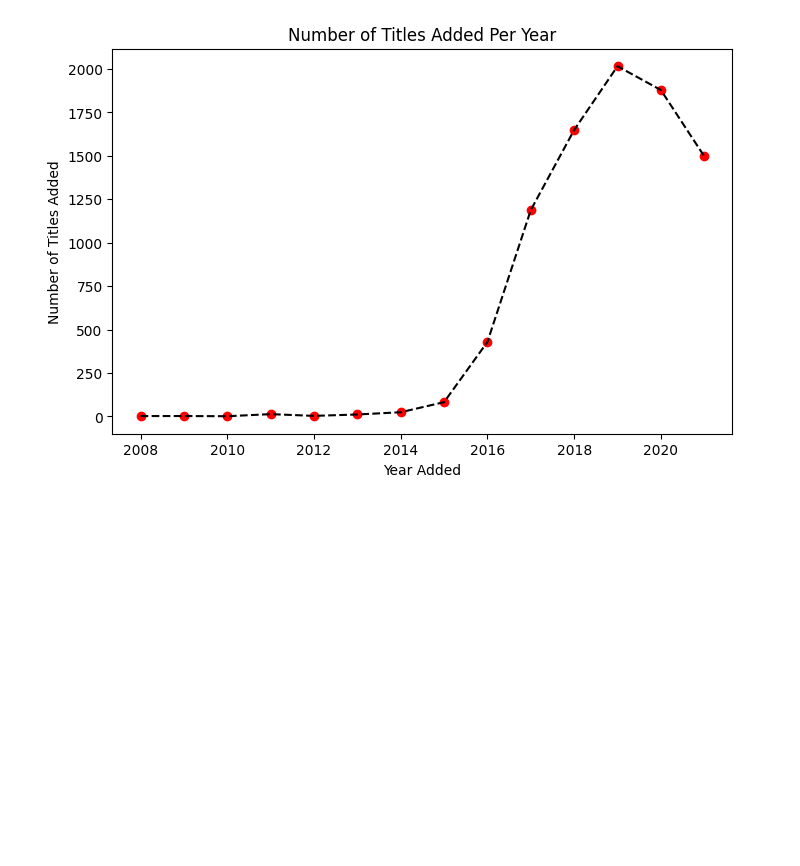
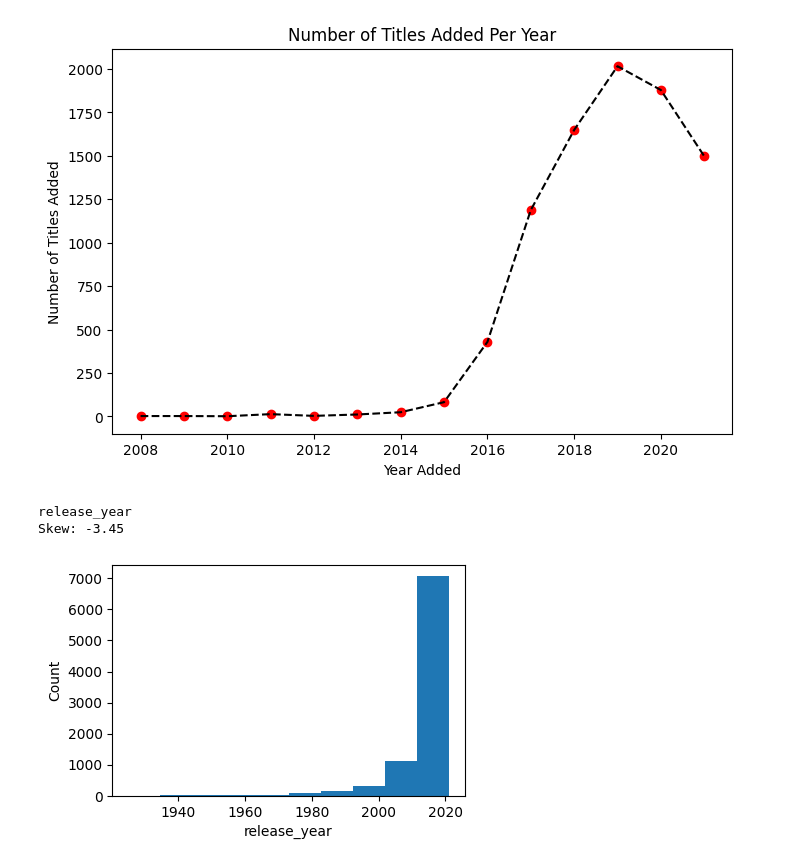
Before and after one commit to SWARUPMAGAR/ML-Lab-Assignments, a Jupyter notebook: Assignment1.ipynb, the cells around one changed output. Drawn from its saved outputs; the diff is of its cells as text; code cells hidden in the pictures; blank space fills up the shorter version.

```diff
--- a/Assignment1.ipynb
+++ b/Assignment1.ipynb
@@ -161,3 +161,22 @@ plt.title("Number of Titles Added Per Year")
 plt.show()
 # %% [output]
 [figure]
+# %%
+num_cols = ['release_year']
+for col in num_cols:
+    print(f"{col}")
+    print('Skew:', round(data[col].skew(), 2))
+
+    plt.figure(figsize=(10, 3))
+
+    # Histogram
+    plt.subplot(1, 2, 1)
+    data[col].hist(grid=False)
+    plt.xlabel(col)
+    plt.ylabel('Count')
+
+    plt.show()
+# %% [output]
+release_year
+Skew: -3.45
+[figure, added]
```
Also changed, not shown: parts of 5 cells of this notebook.
